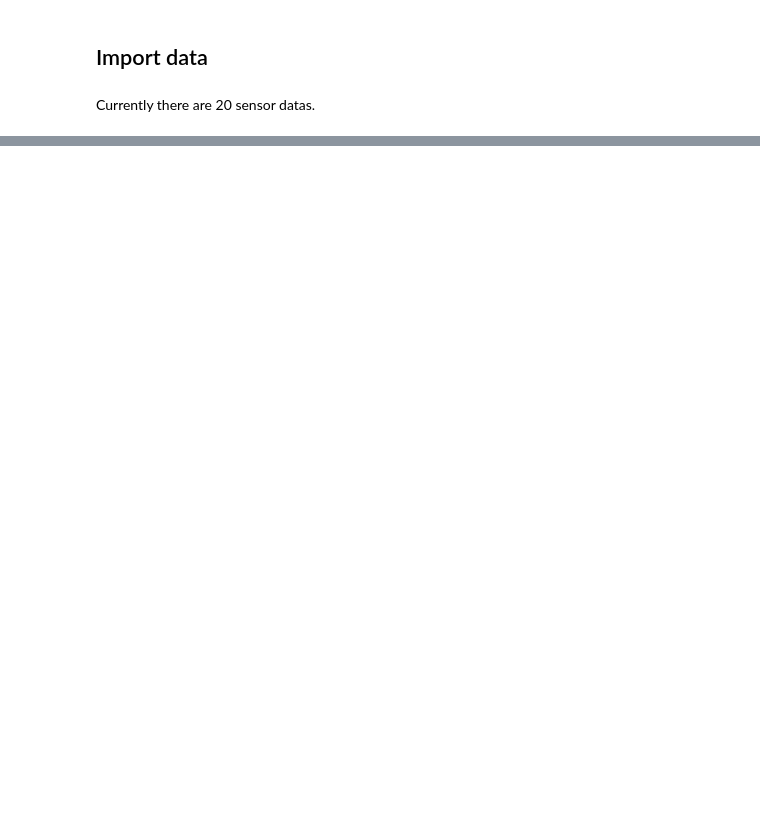
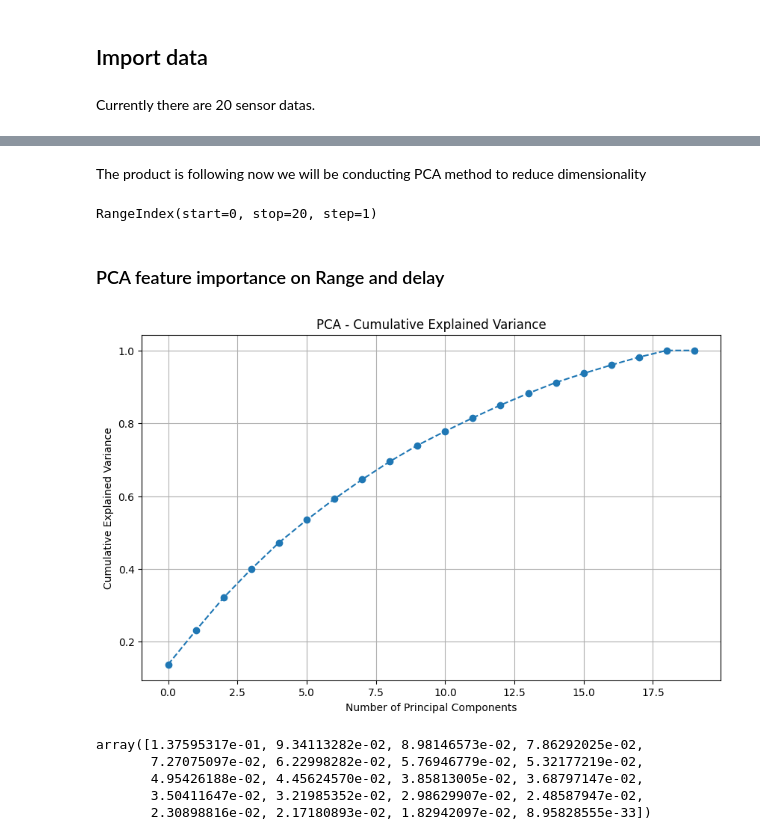
Before and after one commit to JihoonChung/ML_Sensor_Characterization, a Jupyter notebook: Analysis/US_feature_engineering.ipynb, the cells around one changed output, grey strips where cells are left out. Saved outputs shown, nothing was run; the diff lists cells and outputs as text; code cells hidden in the pictures; blank space fills up the shorter version.

Commit message:
added range_delay features and PCA

```diff
--- a/Analysis/US_feature_engineering.ipynb
+++ b/Analysis/US_feature_engineering.ipynb
@@ -99,0 +139,14 @@ array(['b', 'g'], dtype=object)
+# %%
+def create_range_delay_feature(df_quartile,bound):
+    # Step 1: Group and calculate mean
+    df_grouped = df_quartile.groupby(['Sensor ID', 'Range (cm)', 'Delay (us)'])['Ping Time (us)'].mean().reset_index()
+
+    # Step 2: Create `range_delay` column
+    df_grouped['range_delay'] = df_grouped['Range (cm)'].astype(str) + '_' + df_grouped['Delay (us)'].astype(str)+'_'+bound
+
+    # Step 3: Pivot the table
+    df_pivot = df_grouped.pivot(index='Sensor ID', columns='range_delay', values='Ping Time (us)').reset_index()
+
+    return df_pivot
+# %%
+df_middle_quartile, df_lower_quartile, df_upper_quartile = split_quartiles(df_20)
@@ -99,0 +215,6 @@ array(['b', 'g'], dtype=object)
+# %% [markdown]
+The product is following now we will be conducting PCA method to reduce dimensionality
+# %%
+df_range_delay_all
+# %% [output]
+RangeIndex(start=0, stop=20, step=1)
@@ -99,0 +223,40 @@ array(['b', 'g'], dtype=object)
+# %% [markdown]
+### PCA feature importance on Range and delay
+# %%
+from sklearn.preprocessing import StandardScaler
+from sklearn.decomposition import PCA
+import matplotlib.pyplot as plt
+import numpy as np
+
+# Extract features and standardize
+features = df_range_delay_all.drop(columns='Sensor ID')
+sensor_ids = df_range_delay_all['Sensor ID']
+
+# Standardize the features
+scaler = StandardScaler()
+features_scaled = scaler.fit_transform(features)
+
+# Perform PCA
+pca = PCA()
+principal_components = pca.fit_transform(features_scaled)
+
+# Explained variance ratio for each principal component
+explained_variance = pca.explained_variance_ratio_
+
+# Plot the explained variance to see the importance of each component
+plt.figure(figsize=(10, 6))
+plt.plot(np.cumsum(explained_variance), marker='o', linestyle='--')
+plt.xlabel('Number of Principal Components')
+plt.ylabel('Cumulative Explained Variance')
+plt.title('PCA - Cumulative Explained Variance')
+plt.grid(True)
+plt.show()
+
+explained_variance
+# %% [output]
+[figure, added]
+array([1.37595317e-01, 9.34113282e-02, 8.98146573e-02, 7.86292025e-02,
+       7.27075097e-02, 6.22998282e-02, 5.76946779e-02, 5.32177219e-02,
+       4.95426188e-02, 4.45624570e-02, 3.85813005e-02, 3.68797147e-02,
+       3.50411647e-02, 3.21985352e-02, 2.98629907e-02, 2.48587947e-02,
+       2.30898816e-02, 2.17180893e-02, 1.82942097e-02, 8.95828555e-33])
```
Also changed, not shown: parts of 15 cells of this notebook.
